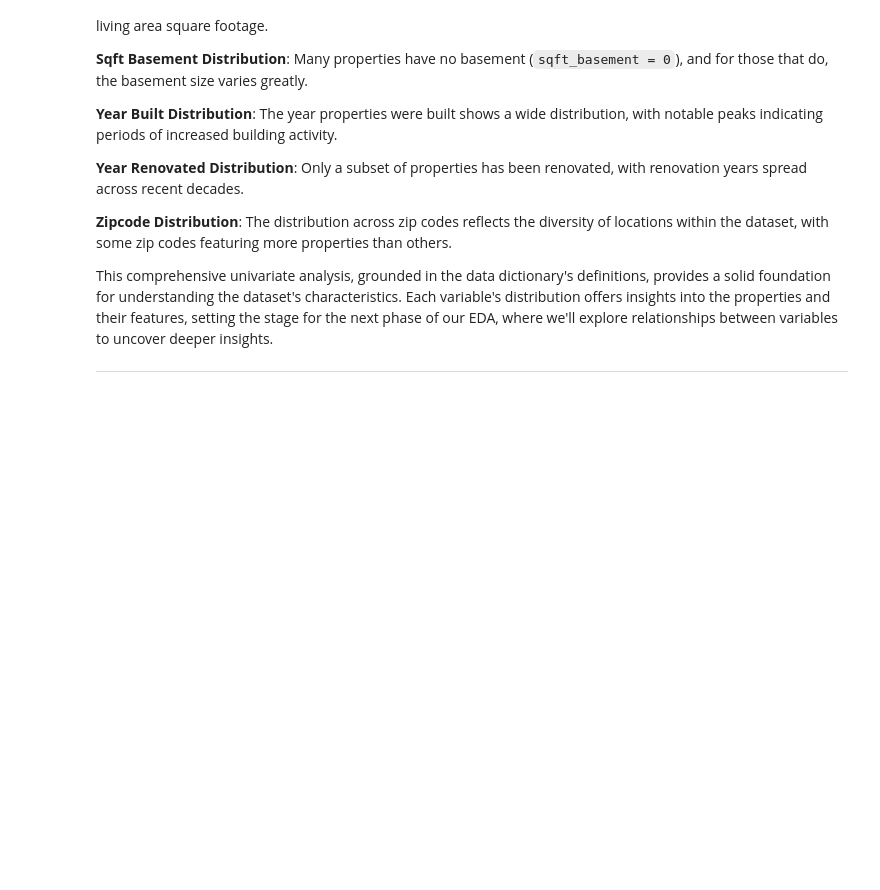
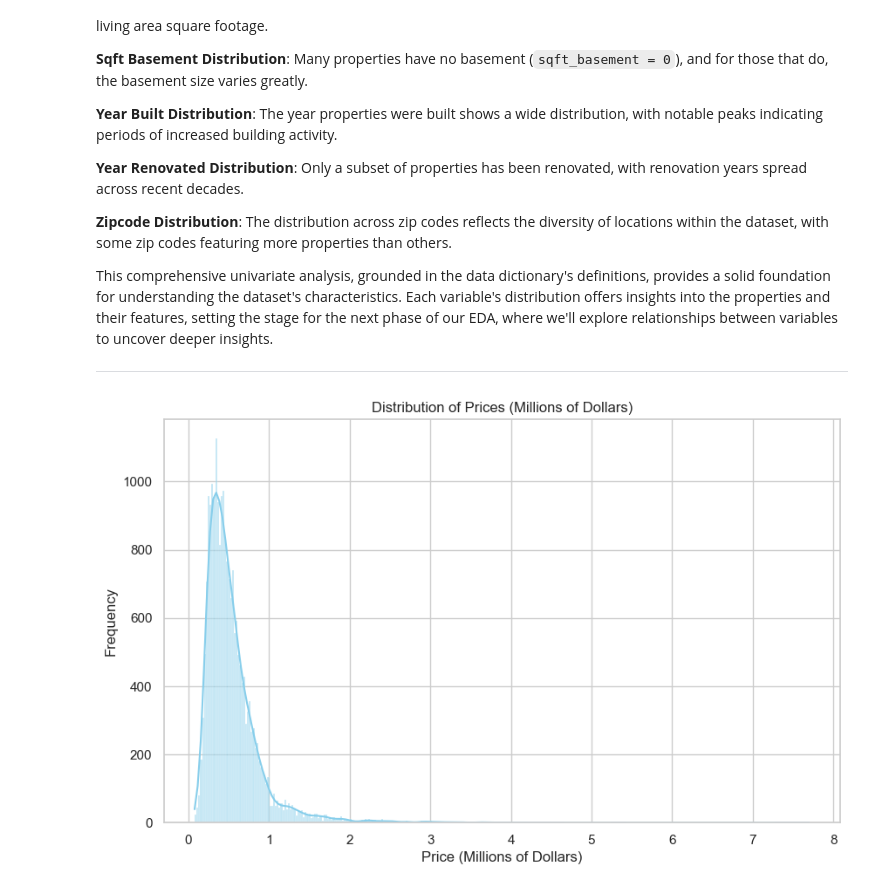
Before and after one commit to Enam88/apartment-hunter, a Jupyter notebook: notebooks/eda.ipynb, the cells around one changed output. Drawn from its saved outputs; the diff is of its cells as text; code cells hidden in the pictures; blank space fills up the shorter version.

Commit message:
updated eda univariate analysis

```diff
--- a/notebooks/eda.ipynb
+++ b/notebooks/eda.ipynb
@@ -243,3 +245,19 @@ plt.show()
 This comprehensive univariate analysis, grounded in the data dictionary's definitions, provides a solid foundation for understanding the dataset's characteristics. Each variable's distribution offers insights into the properties and their features, setting the stage for the next phase of our EDA, where we'll explore relationships between variables to uncover deeper insights.
 
 ---
+# %%
+# Convert price to millions of dollars for better readability
+data['price_millions'] = data['price'] / 1e6
+
+# Redo the univariate analysis for the price column with the prices in millions of dollars
+plt.figure(figsize=(10, 6))
+sns.histplot(data['price_millions'], kde=True, color='skyblue').set_title('Distribution of Prices (Millions of Dollars)')
+plt.xlabel('Price (Millions of Dollars)')
+plt.ylabel('Frequency')
+plt.grid(True)
+plt.show()
+
+# Remove the temporary column for cleanliness
+data.drop('price_millions', axis=1, inplace=True)
+# %% [output]
+[figure, added]
```
Also changed, not shown: parts of 2 cells of this notebook.
